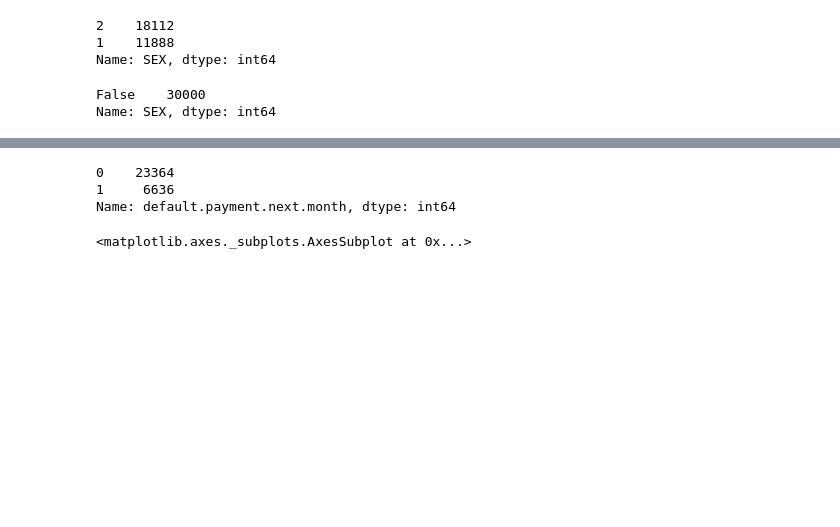
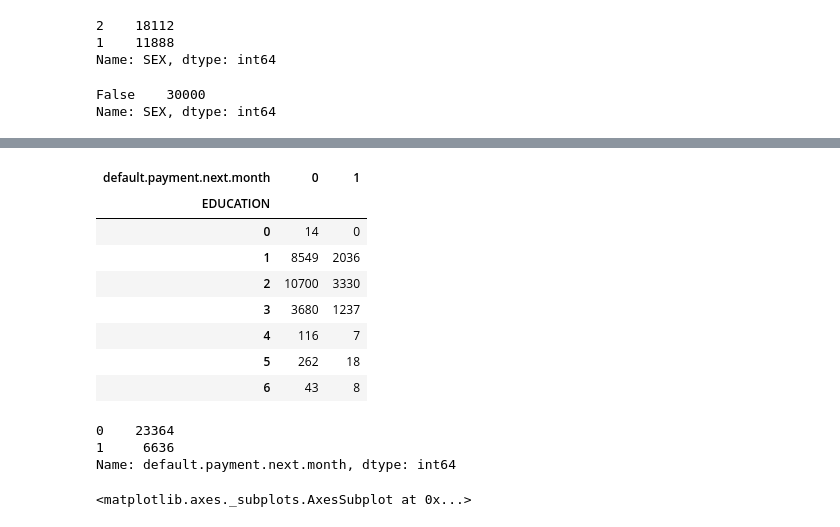
Before and after one commit to tariqzia5/Python_P, a Jupyter notebook: PROJECT_1_MACHINE_LEARNING.ipynb, the cells around one changed output, grey strips where cells are left out. Saved outputs shown, nothing was run; the diff lists cells and outputs as text; code cells hidden in the pictures; blank space fills up the shorter version.

```diff
--- a/PROJECT_1_MACHINE_LEARNING.ipynb
+++ b/PROJECT_1_MACHINE_LEARNING.ipynb
@@ -1413,0 +1459,12 @@ SyntaxError: ignored
+# %%
+cross_tab_edu
+# %% [output]
+| default.payment.next.month | 0 | 1 |
+| EDUCATION |  |  |
+| 0 | 14 | 0 |
+| 1 | 8549 | 2036 |
+| 2 | 10700 | 3330 |
+| 3 | 3680 | 1237 |
+| 4 | 116 | 7 |
+| 5 | 262 | 18 |
+| 6 | 43 | 8 |
```
Also changed, not shown: parts of 10 cells of this notebook.
